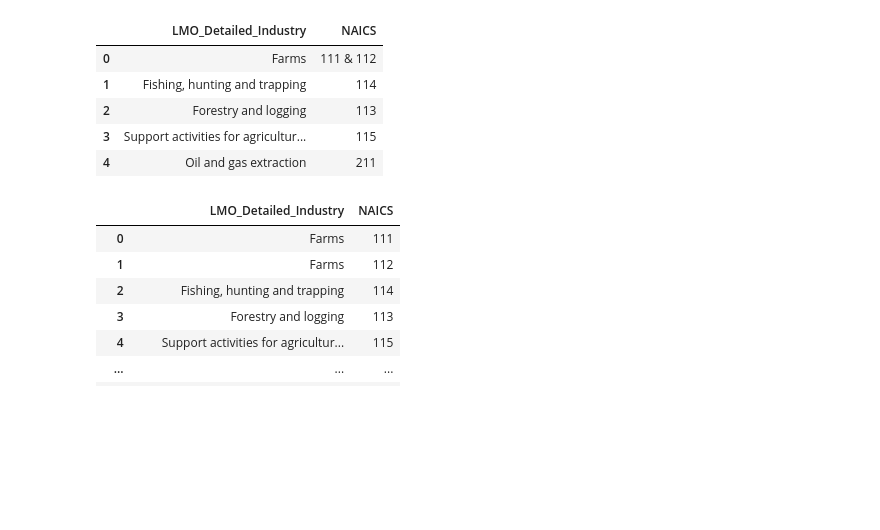
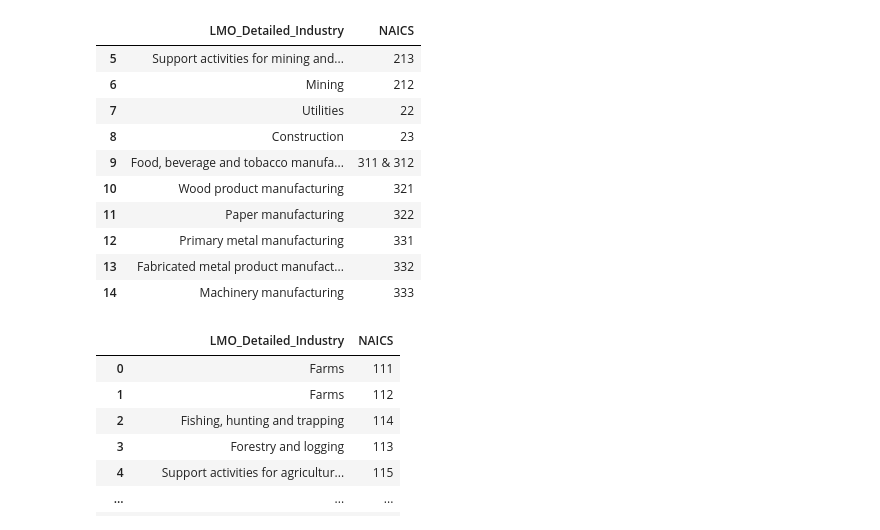
Before and after one commit to zqngetsu96/DataInsight_Assignments_and_projects, a Jupyter notebook: NAICS/NAICS.ipynb, the cells around one changed output. Saved outputs shown, nothing was run; the diff lists cells and outputs as text; code cells hidden in the pictures; blank space fills up the shorter version.

```diff
--- a/NAICS/NAICS.ipynb
+++ b/NAICS/NAICS.ipynb
@@ -6,13 +7,18 @@ import seaborn as sns
 # %%
 industries=pd.read_excel('./data/LMO_Detailed_Industries_by_NAICS.xlsx')
-industries.head()
+industries.head(15).tail(10)
 # %% [output]
 |  | LMO_Detailed_Industry | NAICS |
-| 0 | Farms | 111 & 112 |
-| 1 | Fishing, hunting and trapping | 114 |
-| 2 | Forestry and logging | 113 |
-| 3 | Support activities for agricultur... | 115 |
-| 4 | Oil and gas extraction | 211 |
+| 5 | Support activities for mining and... | 213 |
+| 6 | Mining | 212 |
+| 7 | Utilities | 22 |
+| 8 | Construction | 23 |
+| 9 | Food, beverage and tobacco manufa... | 311 & 312 |
+| 10 | Wood product manufacturing | 321 |
+| 11 | Paper manufacturing | 322 |
+| 12 | Primary metal manufacturing | 331 |
+| 13 | Fabricated metal product manufact... | 332 |
+| 14 | Machinery manufacturing | 333 |
 # %%
 industries['NAICS']=industries['NAICS'].astype(str).str.replace('&',',')
 indust = []
```
Also changed, not shown: parts of 22 cells of this notebook, 1 other file.
